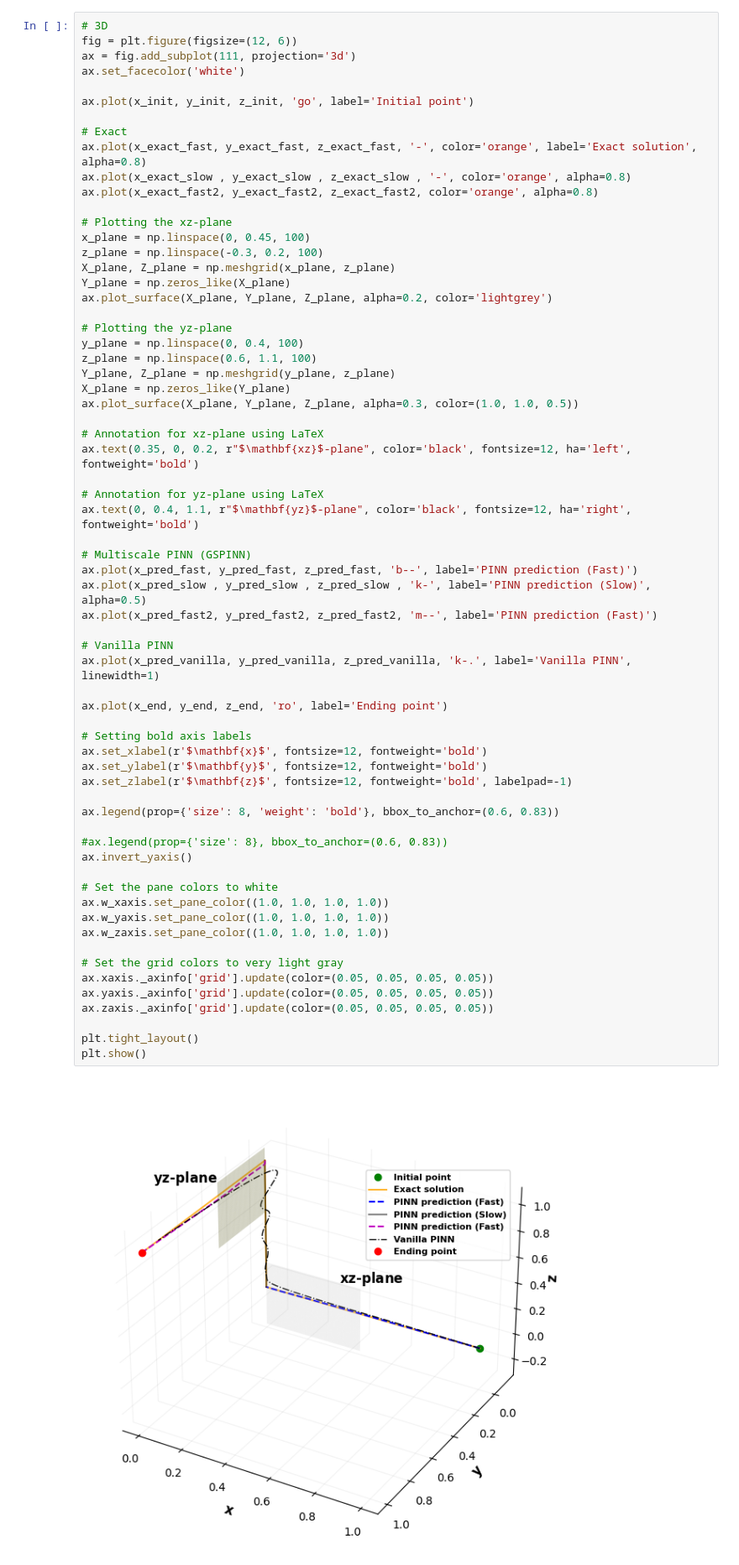
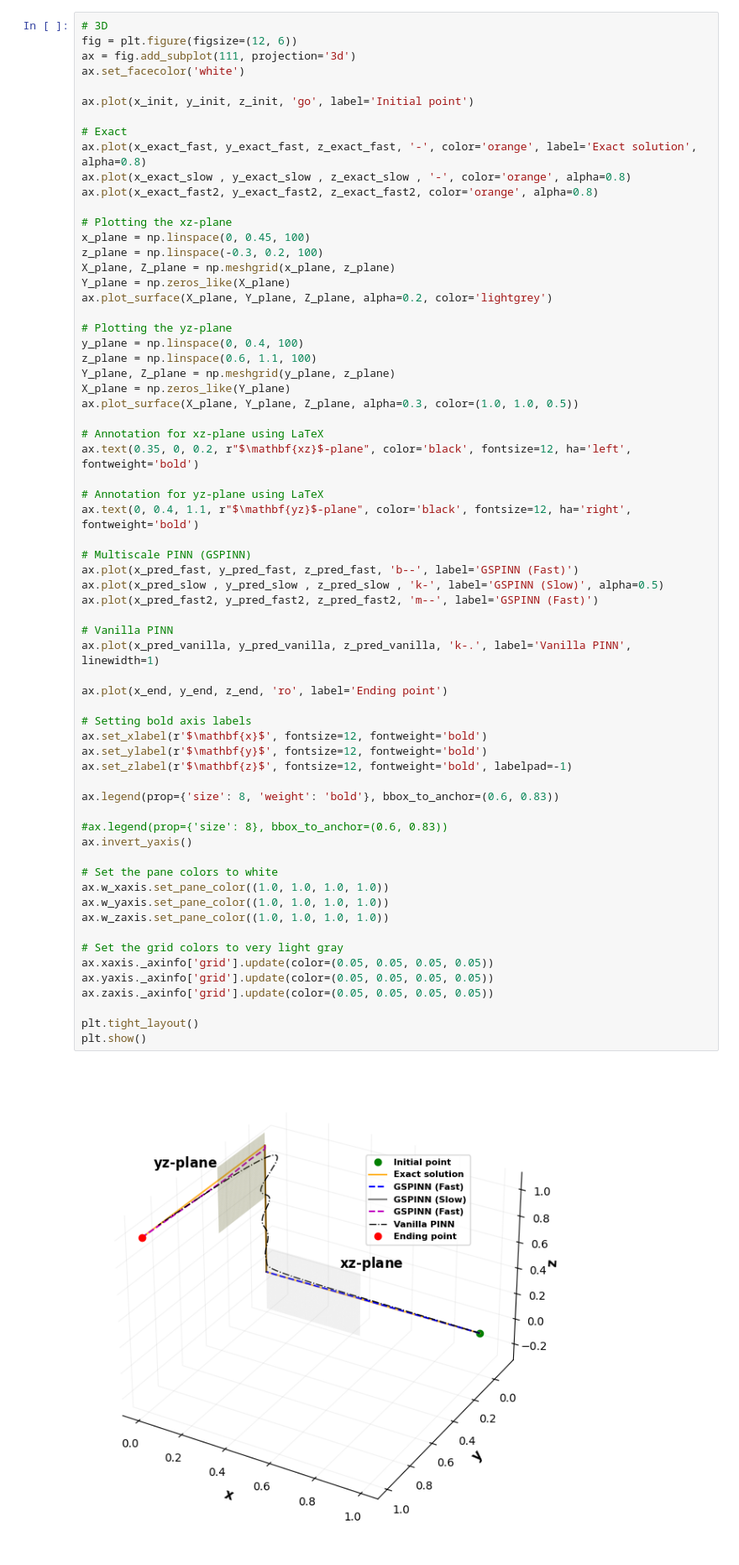
Before and after one commit to Hamid-Mofidi/PINNs_on_Multiple_timescale_dynamics, a Jupyter notebook: Traditional_Methods/vanilla-pinn-vs-gspinn.ipynb, the cells around one changed output. Shown at 84% size. Cells and saved outputs as stored; diff of their text form.

Commit message:
Kaggle Notebook | Vanilla_PINN_vs_GSPINN | Version 4

```diff
--- a/Traditional_Methods/vanilla-pinn-vs-gspinn.ipynb
+++ b/Traditional_Methods/vanilla-pinn-vs-gspinn.ipynb
@@ -639,36 +639,36 @@ ax.text(0.35, 0, 0.2, r"$\mathbf{xz}$-plane", color='black', fontsize=12, ha='le
 ax.text(0, 0.4, 1.1, r"$\mathbf{yz}$-plane", color='black', fontsize=12, ha='right', fontweight='bold')
 
 # Multiscale PINN (GSPINN)
-ax.plot(x_pred_fast, y_pred_fast, z_pred_fast, 'b--', label='PINN prediction (Fast)')
-ax.plot(x_pred_slow , y_pred_slow , z_pred_slow , 'k-', label='PINN prediction (Slow)', alpha=0.5)
-ax.plot(x_pred_fast2, y_pred_fast2, z_pred_fast2, 'm--', label='PINN prediction (Fast)')
+ax.plot(x_pred_fast, y_pred_fast, z_pred_fast, 'b--', label='GSPINN (Fast)')
+ax.plot(x_pred_slow , y_pred_slow , z_pred_slow , 'k-', label='GSPINN (Slow)', alpha=0.5)
+ax.plot(x_pred_fast2, y_pred_fast2, z_pred_fast2, 'm--', label='GSPINN (Fast)')
 
 # Vanilla PINN
 ax.plot(x_pred_vanilla, y_pred_vanilla, z_pred_vanilla, 'k-.', label='Vanilla PINN', linewidth=1)
 
 ax.plot(x_end, y_end, z_end, 'ro', label='Ending point')
 
 # Setting bold axis labels
 ax.set_xlabel(r'$\mathbf{x}$', fontsize=12, fontweight='bold')
 ax.set_ylabel(r'$\mathbf{y}$', fontsize=12, fontweight='bold')
 ax.set_zlabel(r'$\mathbf{z}$', fontsize=12, fontweight='bold', labelpad=-1)
 
 ax.legend(prop={'size': 8, 'weight': 'bold'}, bbox_to_anchor=(0.6, 0.83))
 
 #ax.legend(prop={'size': 8}, bbox_to_anchor=(0.6, 0.83))
 ax.invert_yaxis()
 
 # Set the pane colors to white
 ax.w_xaxis.set_pane_color((1.0, 1.0, 1.0, 1.0))
 ax.w_yaxis.set_pane_color((1.0, 1.0, 1.0, 1.0))
 ax.w_zaxis.set_pane_color((1.0, 1.0, 1.0, 1.0))
 
 # Set the grid colors to very light gray
 ax.xaxis._axinfo['grid'].update(color=(0.05, 0.05, 0.05, 0.05))
 ax.yaxis._axinfo['grid'].update(color=(0.05, 0.05, 0.05, 0.05))
 ax.zaxis._axinfo['grid'].update(color=(0.05, 0.05, 0.05, 0.05))
 
 plt.tight_layout()
 plt.show()
 # %% [output]
-[figure, old version]
+[figure, new version]
```
